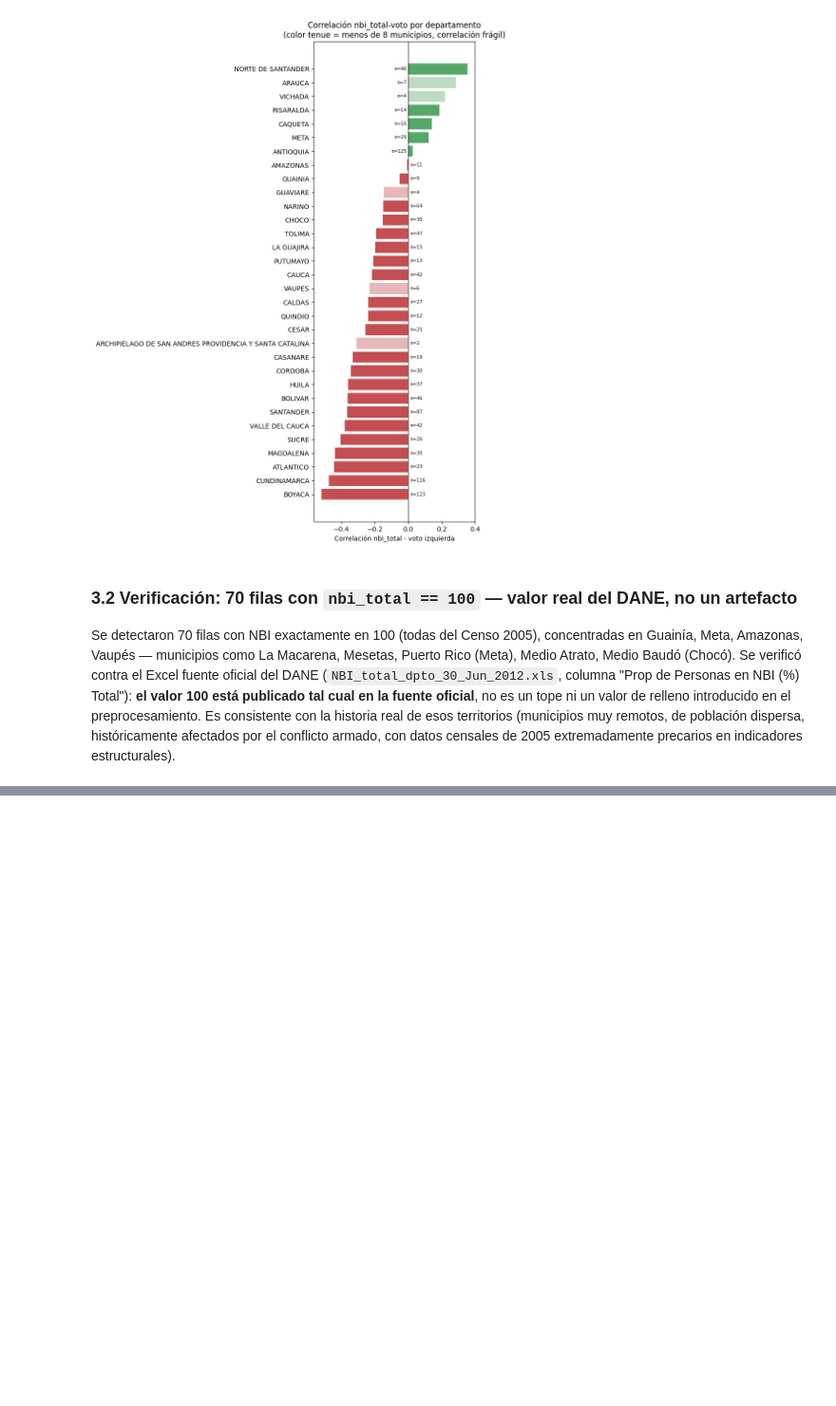
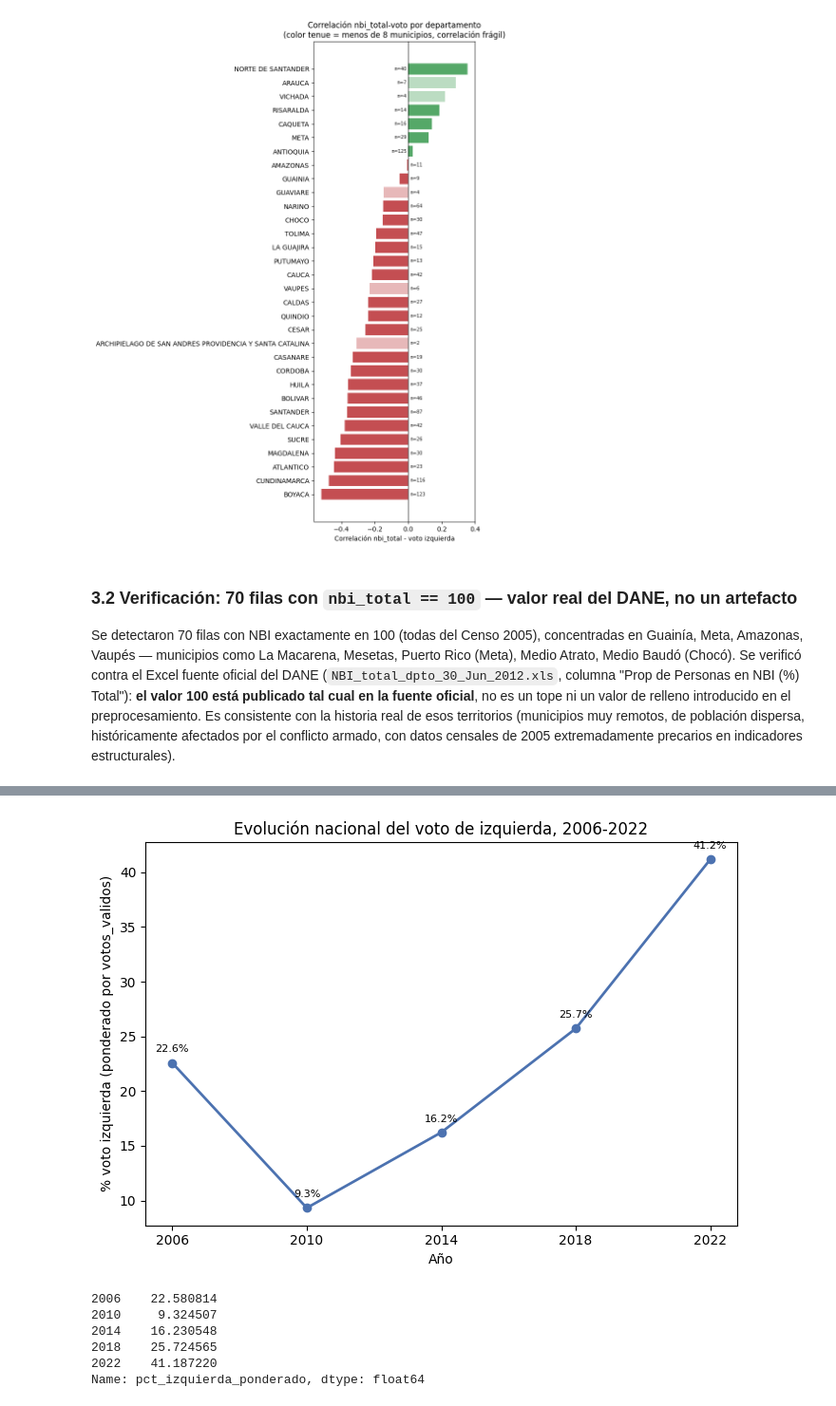
Before and after one commit to usbdiego7777-ui/tfm-electoral-colombia, a Jupyter notebook: notebooks/02_eda.ipynb, the cells around one changed output, grey strips where cells are left out. Shown at 95% size. Saved outputs shown, nothing was run; the diff lists cells and outputs as text; code cells hidden in the pictures; blank space fills up the shorter version.

```diff
--- a/notebooks/02_eda.ipynb
+++ b/notebooks/02_eda.ipynb
@@ -408,0 +471,15 @@ extremadamente precarios en indicadores estructurales).
+# %%
+from src.eda_utils import graficar_evolucion_nacional, graficar_evolucion_grupos_correlacion
+
+serie_nacional = graficar_evolucion_nacional(
+    df_validos, ruta_salida=f"{BASE_DIR}/notebooks/figuras/eda_05_evolucion_nacional.png"
+)
+serie_nacional
+# %% [output]
+[figure, added]
+2006    22.580814
+2010     9.324507
+2014    16.230548
+2018    25.724565
+2022    41.187220
+Name: pct_izquierda_ponderado, dtype: float64
```
Also changed, not shown: parts of 7 cells of this notebook, 4 other files.
